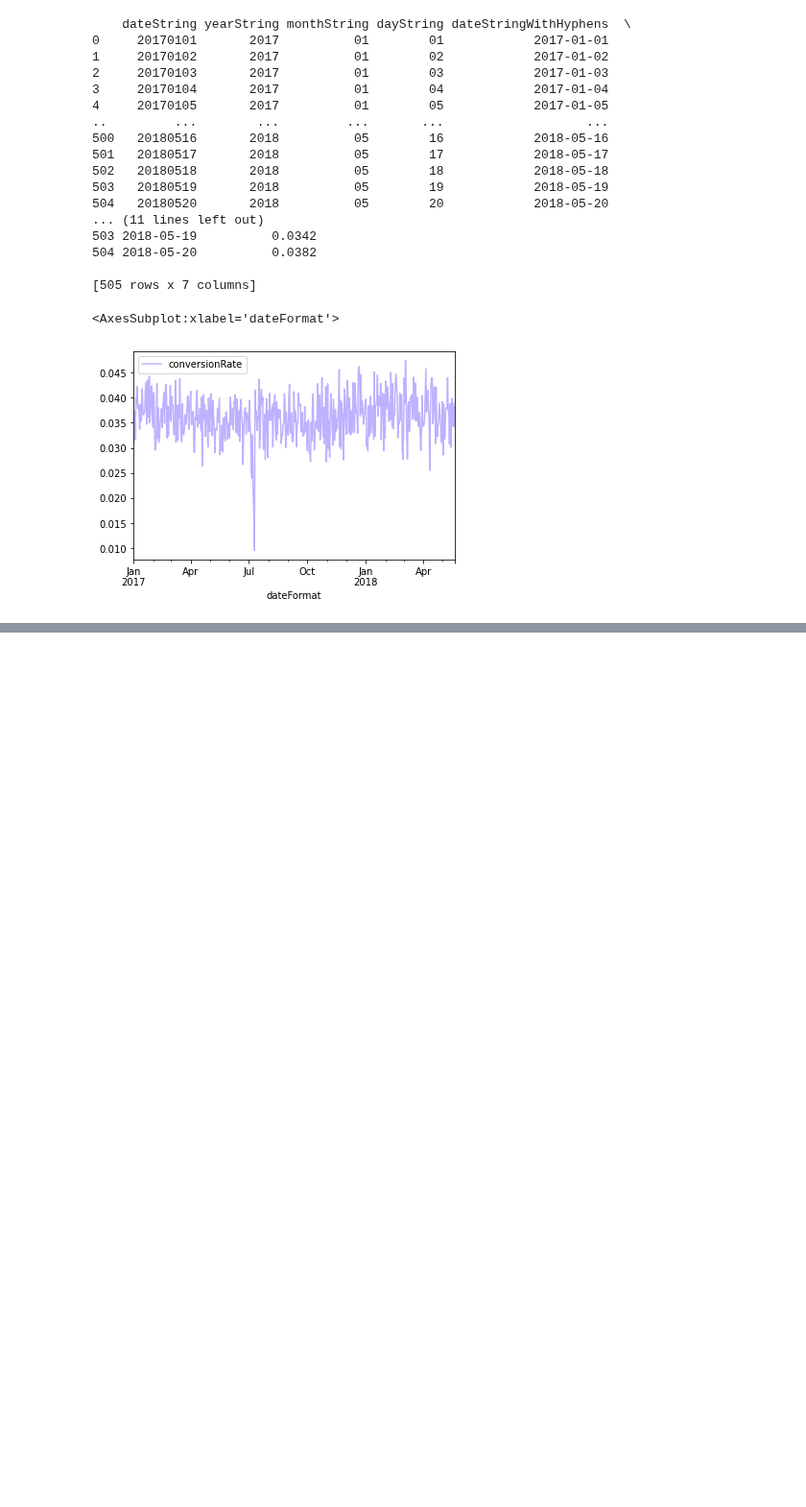
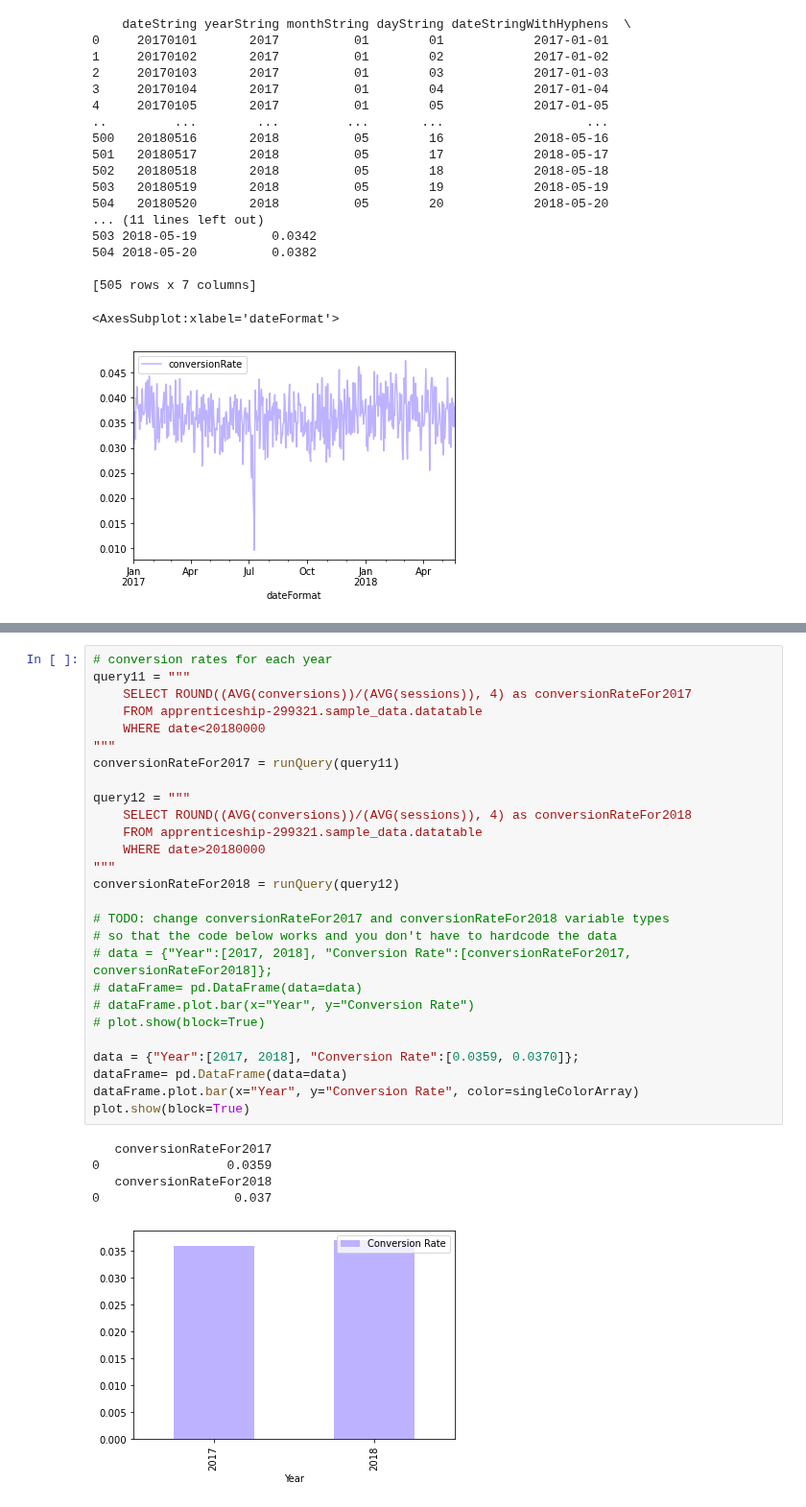
Before and after one commit to Coletterbox/More-BigQuery-with-Python, a Jupyter notebook: queriesWithGraphs3.ipynb, the cells around one changed output, grey strips where cells are left out. Shown at 96% size. Cells and saved outputs as stored; diff of their text form; blank space fills up the shorter version.

```diff
--- a/queriesWithGraphs3.ipynb
+++ b/queriesWithGraphs3.ipynb
@@ -292,0 +337,33 @@ KeyError: 'date'
+# %%
+# conversion rates for each year
+query11 = """
+    SELECT ROUND((AVG(conversions))/(AVG(sessions)), 4) as conversionRateFor2017
+    FROM apprenticeship-299321.sample_data.datatable
+    WHERE date<20180000
+"""
+conversionRateFor2017 = runQuery(query11)
+
+query12 = """
+    SELECT ROUND((AVG(conversions))/(AVG(sessions)), 4) as conversionRateFor2018
+    FROM apprenticeship-299321.sample_data.datatable
+    WHERE date>20180000
+"""
+conversionRateFor2018 = runQuery(query12)
+
+# TODO: change conversionRateFor2017 and conversionRateFor2018 variable types
+# so that the code below works and you don't have to hardcode the data
+# data = {"Year":[2017, 2018], "Conversion Rate":[conversionRateFor2017, conversionRateFor2018]};
+# dataFrame= pd.DataFrame(data=data)
+# dataFrame.plot.bar(x="Year", y="Conversion Rate")
+# plot.show(block=True)
+
+data = {"Year":[2017, 2018], "Conversion Rate":[0.0359, 0.0370]};
+dataFrame= pd.DataFrame(data=data)
+dataFrame.plot.bar(x="Year", y="Conversion Rate", color=singleColorArray)
+plot.show(block=True)
+# %% [output]
+   conversionRateFor2017
+0                 0.0359
+   conversionRateFor2018
+0                  0.037
+[figure, added]
```
Also changed, not shown: parts of 3 cells of this notebook.
